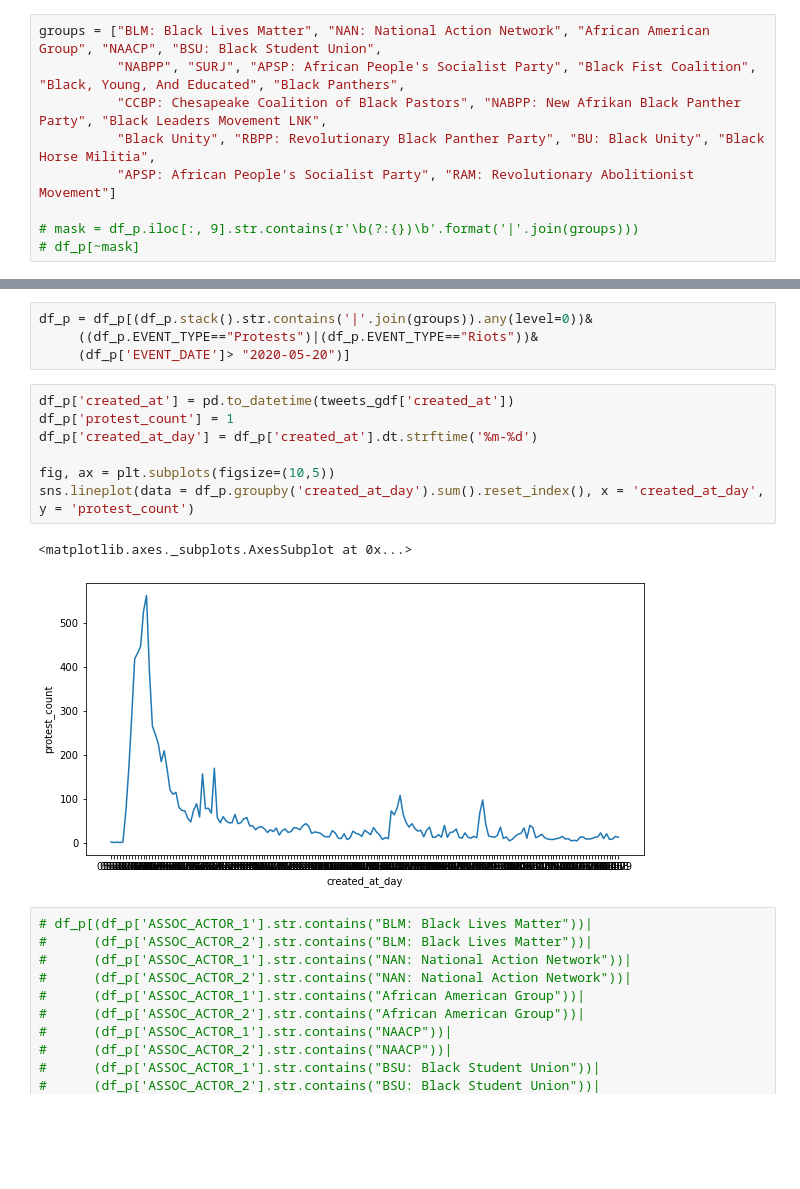
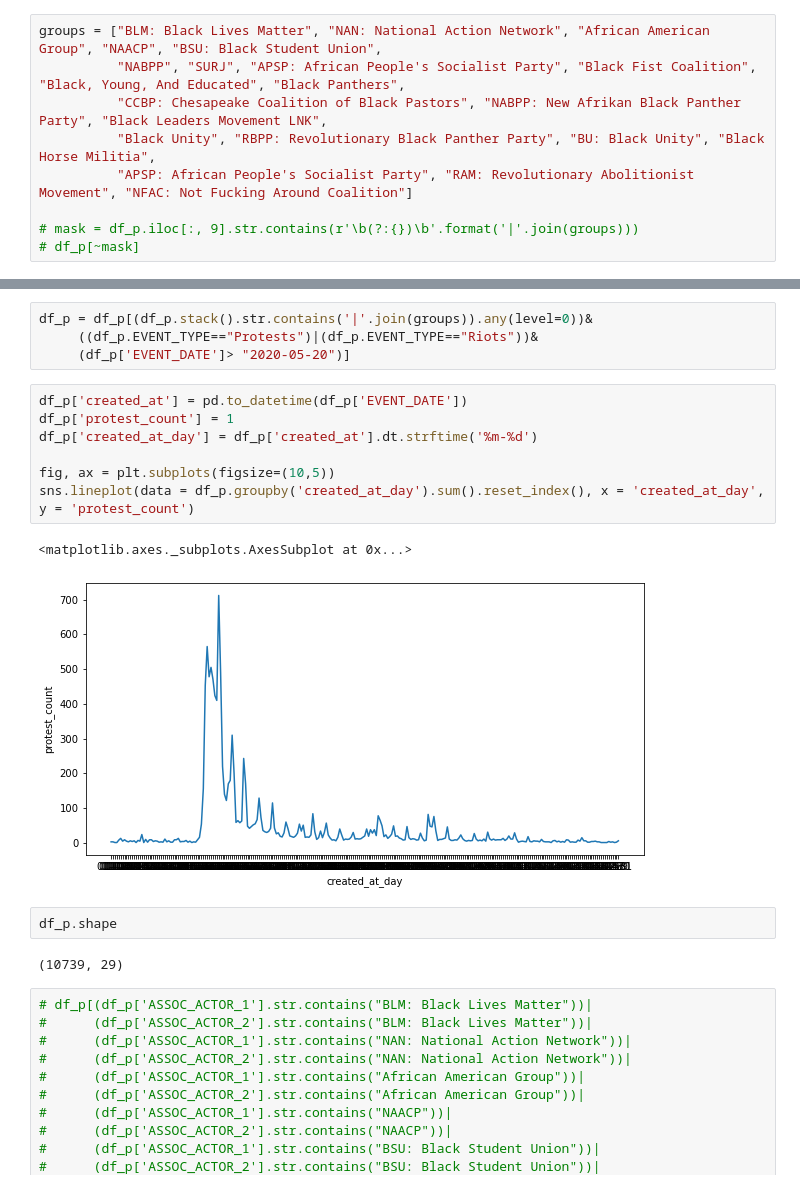
Before and after one commit to lnicoletti/hashtag_activism_protest, a Jupyter notebook: notebooks/2-DataExplorationAPI2.ipynb, the cells around one changed output, grey strips where cells are left out. Drawn from its saved outputs; the diff is of its cells as text; blank space fills up the shorter version.

```diff
--- a/notebooks/2-DataExplorationAPI2.ipynb
+++ b/notebooks/2-DataExplorationAPI2.ipynb
@@ -80,7 +80,7 @@ groups = ["BLM: Black Lives Matter", "NAN: National Action Network", "African Am
           "NABPP", "SURJ", "APSP: African People's Socialist Party", "Black Fist Coalition", "Black, Young, And Educated", "Black Panthers",
           "CCBP: Chesapeake Coalition of Black Pastors", "NABPP: New Afrikan Black Panther Party", "Black Leaders Movement LNK",
           "Black Unity", "RBPP: Revolutionary Black Panther Party", "BU: Black Unity", "Black Horse Militia",
-          "APSP: African People's Socialist Party", "RAM: Revolutionary Abolitionist Movement"]
+          "APSP: African People's Socialist Party", "RAM: Revolutionary Abolitionist Movement", "NFAC: Not Fucking Around Coalition"]
 
 # mask = df_p.iloc[:, 9].str.contains(r'\b(?:{})\b'.format('|'.join(groups)))
 # df_p[~mask]
@@ -94,15 +94,19 @@ df_p = df_p[(df_p.stack().str.contains('|'.join(groups)).any(level=0))&
      ((df_p.EVENT_TYPE=="Protests")|(df_p.EVENT_TYPE=="Riots"))&
      (df_p['EVENT_DATE']> "2020-05-20")]
 # %%
-df_p['created_at'] = pd.to_datetime(tweets_gdf['created_at'])
+df_p['created_at'] = pd.to_datetime(df_p['EVENT_DATE'])
 df_p['protest_count'] = 1
 df_p['created_at_day'] = df_p['created_at'].dt.strftime('%m-%d')
 
 fig, ax = plt.subplots(figsize=(10,5))
 sns.lineplot(data = df_p.groupby('created_at_day').sum().reset_index(), x = 'created_at_day', y = 'protest_count')
 # %% [output]
 <matplotlib.axes._subplots.AxesSubplot at 0x...>
-[figure, old version]
+[figure, new version]
+# %%
+df_p.shape
+# %% [output]
+(10739, 29)
 # %%
 # df_p[(df_p['ASSOC_ACTOR_1'].str.contains("BLM: Black Lives Matter"))|
 #      (df_p['ASSOC_ACTOR_2'].str.contains("BLM: Black Lives Matter"))|
```
Also changed, not shown: parts of 12 cells of this notebook.
